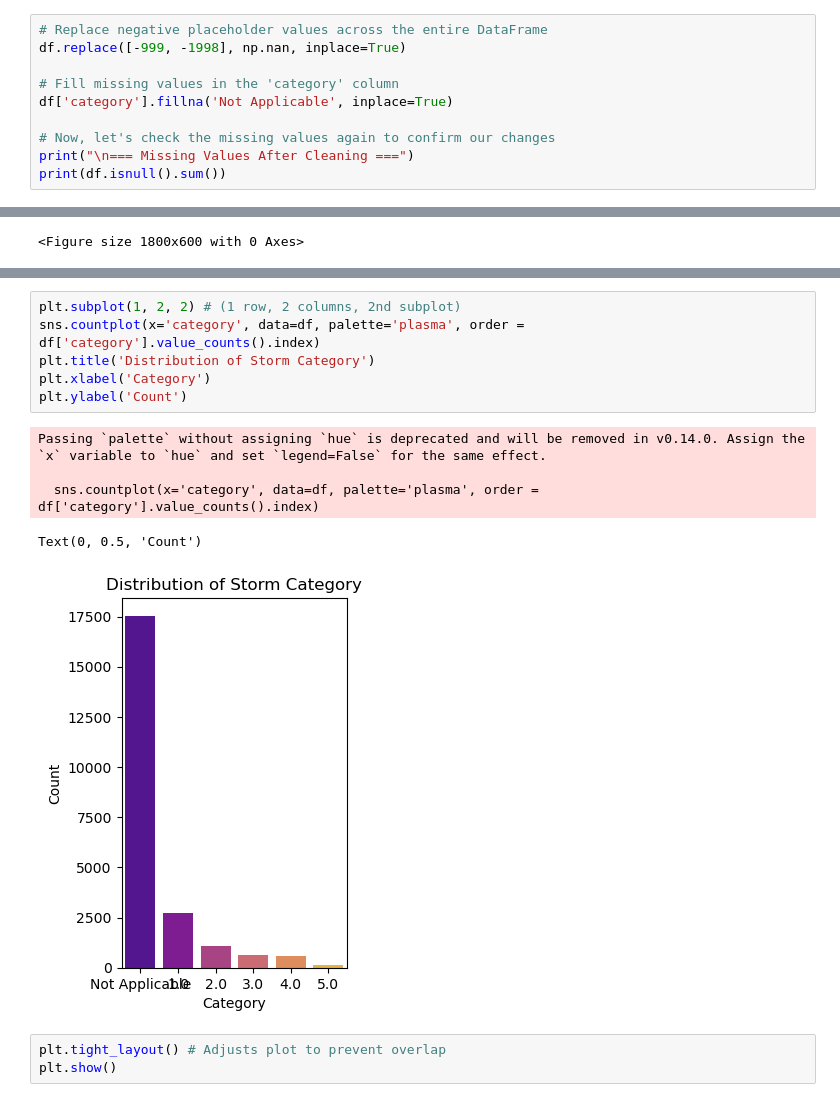
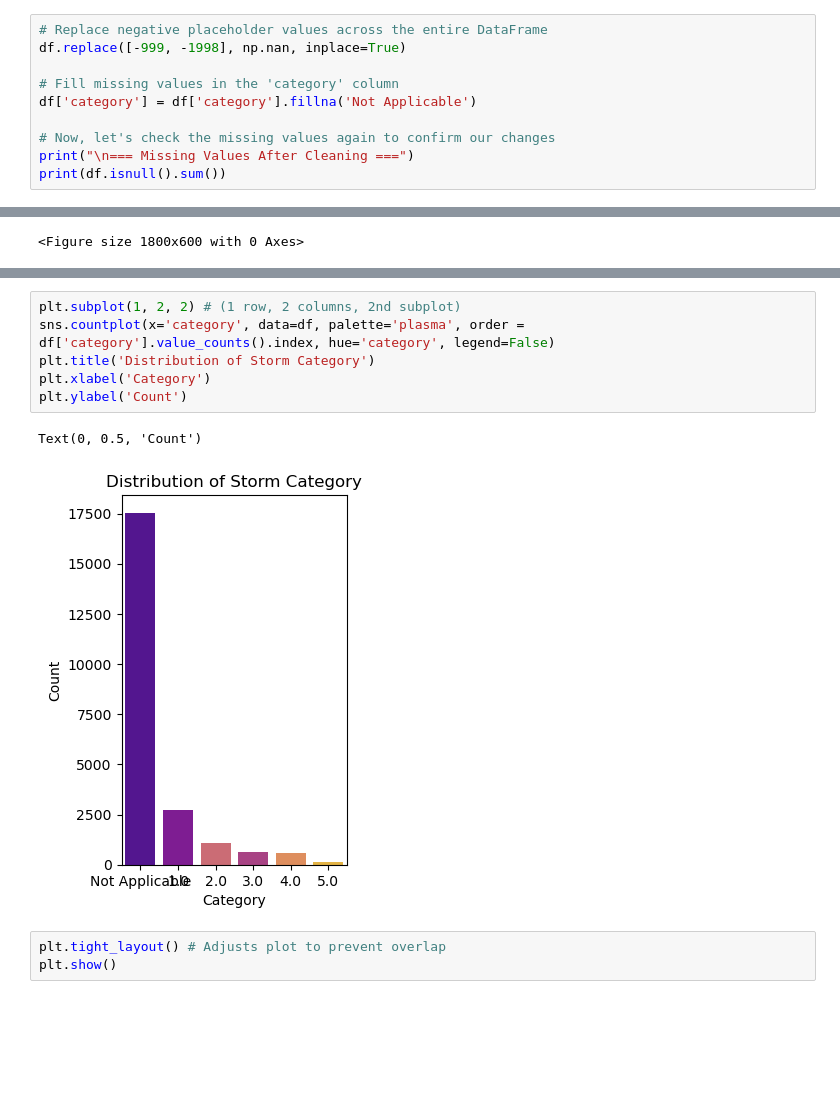
Before and after one commit to Dasdipanwita/Disaster_management_storm, a Jupyter notebook: Storm_Impact_Prediction_EDA.ipynb, the cells around one changed output, grey strips where cells are left out. Cells and saved outputs as stored; diff of their text form; blank space fills up the shorter version.

```diff
--- a/Storm_Impact_Prediction_EDA.ipynb
+++ b/Storm_Impact_Prediction_EDA.ipynb
@@ -61,7 +61,7 @@ dtype: int64
 df.replace([-999, -1998], np.nan, inplace=True)
 
 # Fill missing values in the 'category' column
-df['category'].fillna('Not Applicable', inplace=True)
+df['category'] = df['category'].fillna('Not Applicable')
 
 # Now, let's check the missing values again to confirm our changes
 print("\n=== Missing Values After Cleaning ===")
@@ -109,16 +100,13 @@ Text(0, 0.5, 'Count')
 [figure]
 # %%
 plt.subplot(1, 2, 2) # (1 row, 2 columns, 2nd subplot)
-sns.countplot(x='category', data=df, palette='plasma', order = df['category'].value_counts().index)
+sns.countplot(x='category', data=df, palette='plasma', order = df['category'].value_counts().index, hue='category', legend=False)
 plt.title('Distribution of Storm Category')
 plt.xlabel('Category')
 plt.ylabel('Count')
 # %% [output]
-Passing `palette` without assigning `hue` is deprecated and will be removed in v0.14.0. Assign the `x` variable to `hue` and set `legend=False` for the same effect.
-
-  sns.countplot(x='category', data=df, palette='plasma', order = df['category'].value_counts().index)
+Text(0, 0.5, 'Count')
-Text(0, 0.5, 'Count')
-[figure, old version]
+[figure, new version]
 # %%
 plt.tight_layout() # Adjusts plot to prevent overlap
 plt.show()
```
Also changed, not shown: parts of 2 cells of this notebook.
